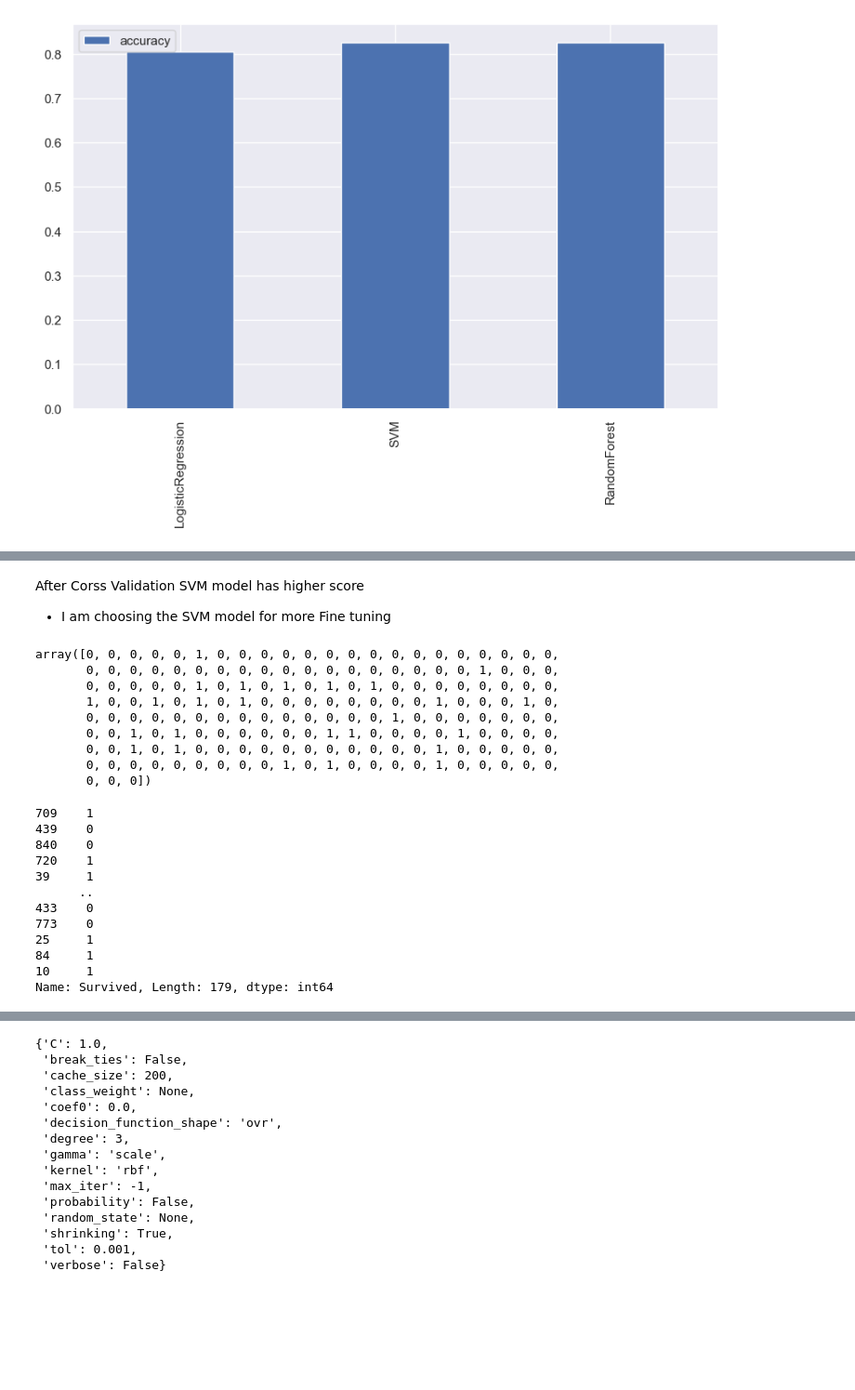
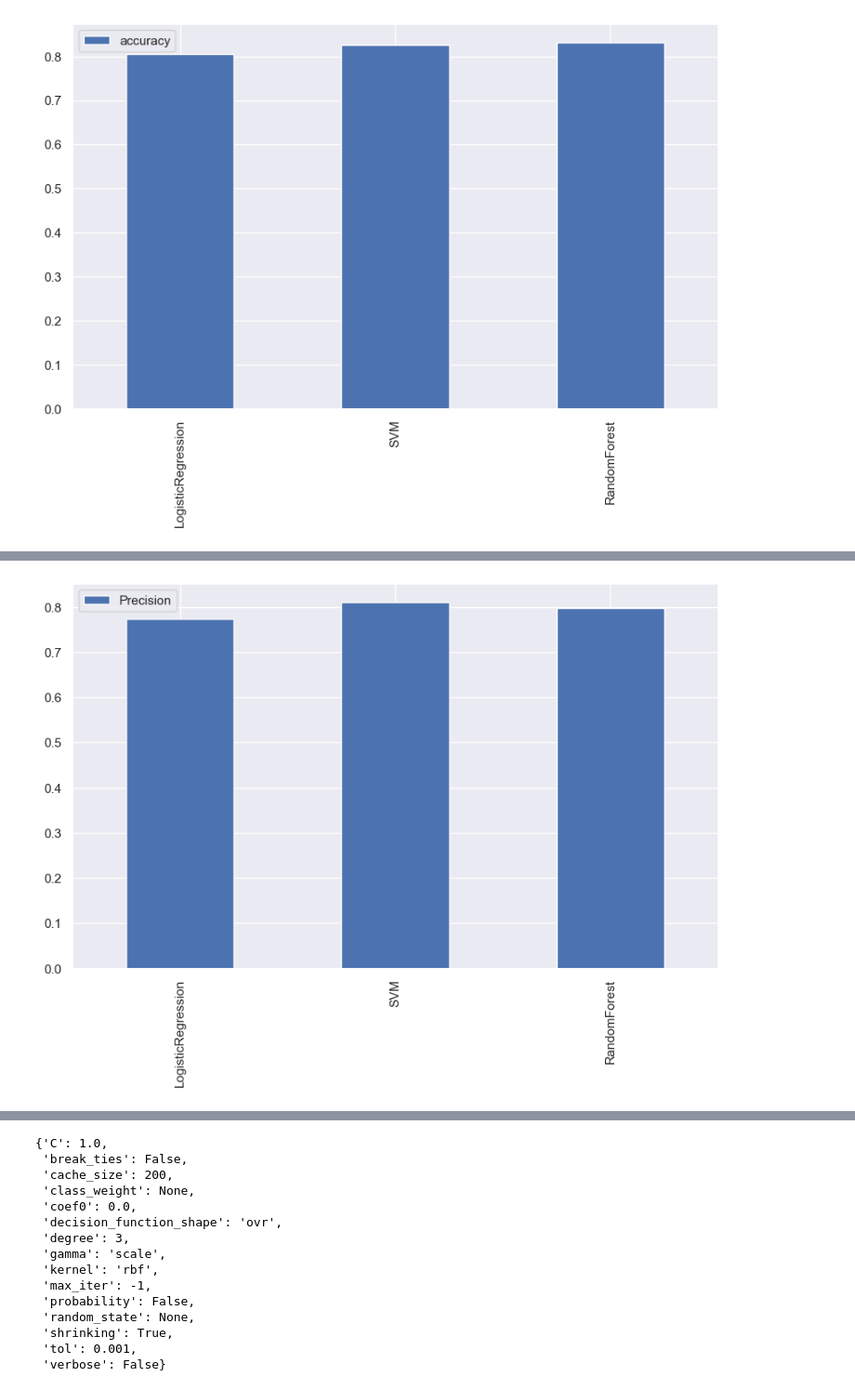
Before and after one commit to Haakim19/Mechine-Learning-Projects, a Jupyter notebook: Titanic-servival-prediction.ipynb, the cells around one changed output, grey strips where cells are left out. Shown at 93% size. Drawn from its saved outputs; the diff is of its cells as text; code cells hidden in the pictures; blank space fills up the shorter version.

Commit message:
Modeling update

```diff
--- a/Titanic-servival-prediction.ipynb
+++ b/Titanic-servival-prediction.ipynb
@@ -511,25 +511,40 @@ models = {  "LogisticRegression": LogisticRegression(),
 
 scaler = StandardScaler()
 
-test_scores = {}
+accuracyScores = {}
 crossv_scores = {}
+precisionScores = {}
+recallScores = {}
+f1Scores = {}
 
 for name, model in models.items():
     pipeline = Pipeline([
         ("scaler", scaler),
         ("model", model)
     ])
+    pipeline.fit(x_train, y_train)
+    y_predict = pipeline.predict(x_test)
 
     # Final test set evaluation
-    pipeline.fit(x_train, y_train)
-    test_score = pipeline.score(x_test, y_test)
-    print(f"{name} Test Accuracy: {test_score:.4f}")
-    test_scores[name] = test_score
 
+    # Accuracy Score
+    accuracyScore = accuracy_score(y_test, y_predict)
+    print(f"{name} Accuracy Score : {accuracyScore:.4f}")
+    accuracyScores[name] = accuracyScore
 
-    # Cross validation scores
-    crossv_score = cross_val_score(pipeline, x_train, y_train)
-    print(f"{name} CV Accuracy: {crossv_score.mean():.4f} ± {crossv_score.std():.4f}")
+    # Precistion score
+    precisionScore = precision_score(y_test, y_predict)
+    print(f"{name} Precision Score : {precisionScore:.4f}")
+    precisionScores[name] = precisionScore
+
+    # recall score
+    recallScore = recall_score(y_test, y_predict)
+    print(f"{name} Recall Score : {recallScore:.2f}")
+    recallScores[name] = recallScore
+
+    # F1 Score
+    f1Score = f1_score(y_test, y_predict)
+    print(f"{name} F1 Score : {f1Score:.2f}")
+    f1Scores[name] = f1Score
     print("-" * 50)
-    crossv_scores[name] = crossv_score.mean()
 # %% [output]
@@ -560,34 +576,6 @@ Model_comper_cross_val.T.plot.bar(figsize=(10,6));
-# %% [markdown]
-After Corss Validation SVM model has higher score
-- I am choosing the SVM model for more Fine tuning
-# %%
-# Make a Classification report
-SVM = SVC()
-SVM.fit(x_train, y_train)
-y_preds = SVM.predict(x_test)
-y_preds
-# %% [output]
-array([0, 0, 0, 0, 0, 1, 0, 0, 0, 0, 0, 0, 0, 0, 0, 0, 0, 0, 0, 0, 0, 0,
-       0, 0, 0, 0, 0, 0, 0, 0, 0, 0, 0, 0, 0, 0, 0, 0, 0, 0, 1, 0, 0, 0,
-       0, 0, 0, 0, 0, 1, 0, 1, 0, 1, 0, 1, 0, 1, 0, 0, 0, 0, 0, 0, 0, 0,
-       1, 0, 0, 1, 0, 1, 0, 1, 0, 0, 0, 0, 0, 0, 0, 0, 1, 0, 0, 0, 1, 0,
-       0, 0, 0, 0, 0, 0, 0, 0, 0, 0, 0, 0, 0, 0, 1, 0, 0, 0, 0, 0, 0, 0,
-       0, 0, 1, 0, 1, 0, 0, 0, 0, 0, 0, 1, 1, 0, 0, 0, 0, 1, 0, 0, 0, 0,
-       0, 0, 1, 0, 1, 0, 0, 0, 0, 0, 0, 0, 0, 0, 0, 0, 1, 0, 0, 0, 0, 0,
-       0, 0, 0, 0, 0, 0, 0, 0, 0, 1, 0, 1, 0, 0, 0, 0, 1, 0, 0, 0, 0, 0,
-       0, 0, 0])
-# %%
-y_test
-# %% [output]
-709    1
-439    0
-840    0
-720    1
-39     1
-      ..
-433    0
-773    0
-25     1
-84     1
-10     1
-Name: Survived, Length: 179, dtype: int64
+# %%
+# Model Comperison Precision
+Model_comper = pd.DataFrame(precisionScores, index=["Precision"])
+Model_comper.T.plot.bar(figsize=(10,6));
+# %% [output]
+[figure, added]
```
Also changed, not shown: parts of 10 cells of this notebook.
